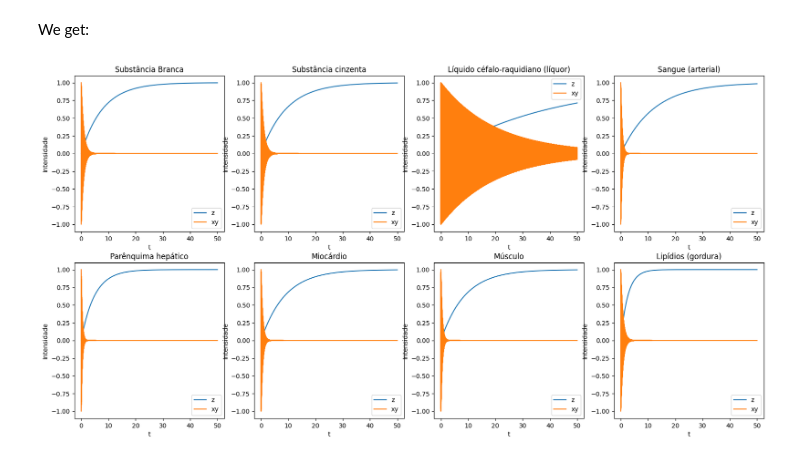
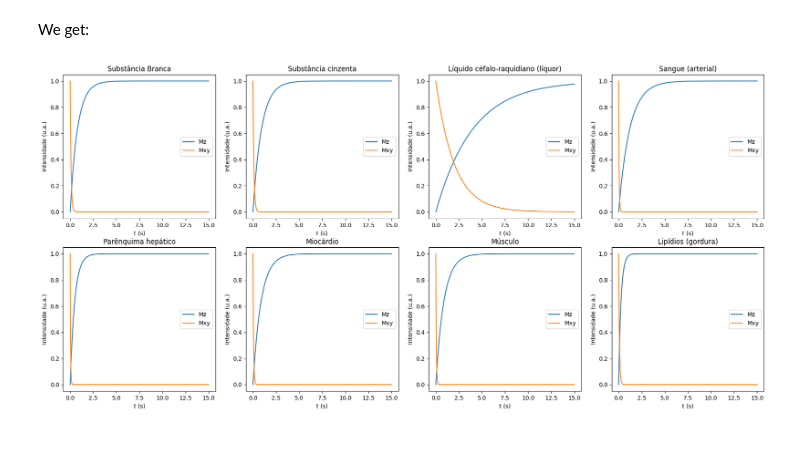
Before and after one commit to JoaoDell/MRI-study, a Jupyter notebook: examples/relaxation_times.ipynb, the cells around one changed output. Saved outputs shown, nothing was run; the diff lists cells and outputs as text; code cells hidden in the pictures.

```diff
--- a/examples/relaxation_times.ipynb
+++ b/examples/relaxation_times.ipynb
@@ -36,7 +36,7 @@ titles = list(T1_d.keys())
 Configuring the time parameters:
 # %%
 t_0 = 0.0
-t_n = 50.0
+t_n = 15.0
 dt = 0.00001
 t = np.arange(t_0, t_n, dt)
 # %% [markdown]
@@ -54,14 +54,14 @@ M_xy = M_0*np.exp(-t_a/T2_ts)
 # %% [markdown]
 We get:
 # %%
-plt.figure(figsize = (20,10))
+plt.figure(figsize = (22,10))
 for i in range(8):
     plt.subplot(241 + i)
     plt.title(titles[i])
-    plt.xlabel('t')
-    plt.ylabel('Intensidade')
-    plt.plot(t_a[i], M_z[i], label = 'z')
-    plt.plot(t_a[i], M_xy[i], label = 'xy')
+    plt.xlabel('t (s)')
+    plt.ylabel('Intensidade (u.a.)')
+    plt.plot(t_a[i], M_z[i], label = 'Mz')
+    plt.plot(t_a[i], M_xy[i], label = 'Mxy')
     plt.legend()
 
 plt.show()
@@ -84,16 +84,16 @@ M_xy_i = (M_xy*f).real
 # %% [markdown]
 We get:
 # %%
-plt.figure(figsize = (20,10))
+plt.figure(figsize = (22,10))
 for i in range(8):
     plt.subplot(241 + i)
     plt.title(titles[i])
-    plt.xlabel('t')
-    plt.ylabel('Intensidade')
-    plt.plot(t_a[i], Mz_i[i], label = 'z')
-    plt.plot(t_a[i], M_xy_i[i], label = 'xy')
+    plt.xlabel('t (s)')
+    plt.ylabel('Intensidade (u.a.)')
+    plt.plot(t_a[i], M_z[i], label = 'Mz')
+    plt.plot(t_a[i], M_xy[i], label = 'Mxy')
     plt.legend()
 
 plt.show()
 # %% [output]
-[figure, old version]
+[figure, new version]
```
Also changed, not shown: parts of 2 cells of this notebook, 1 other file.
